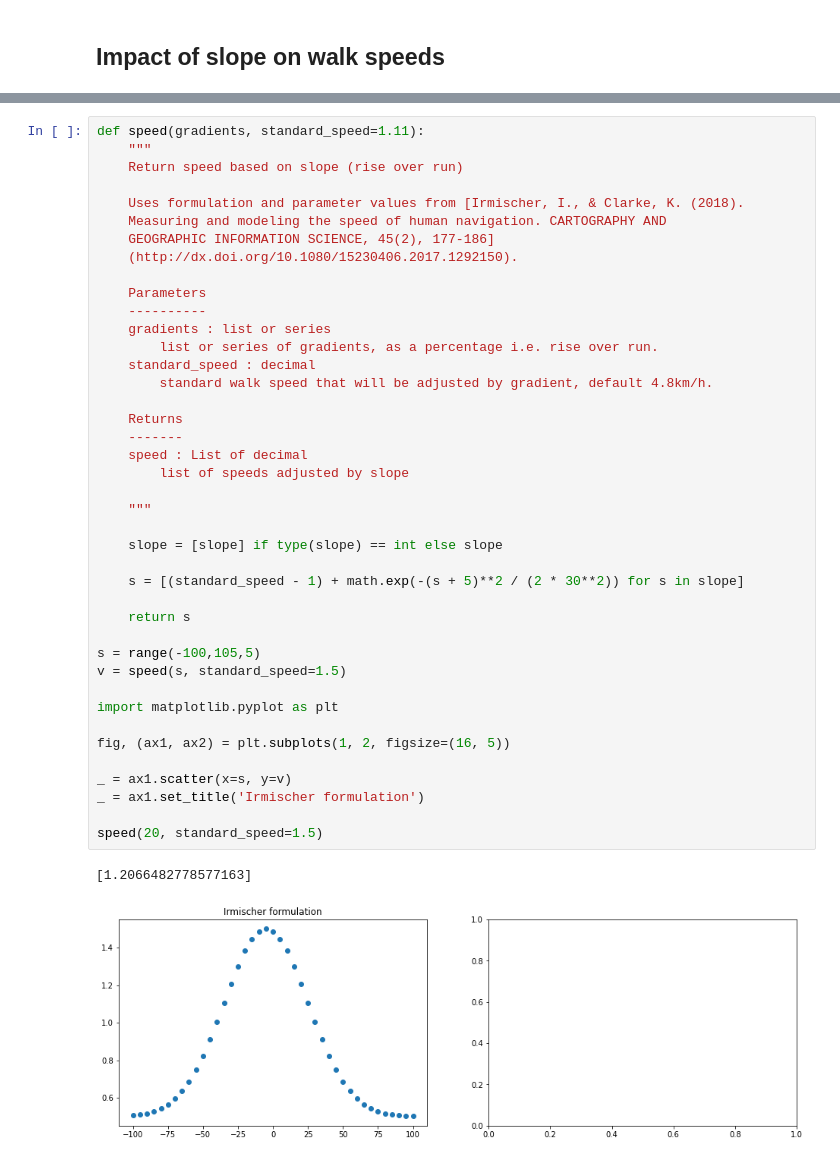
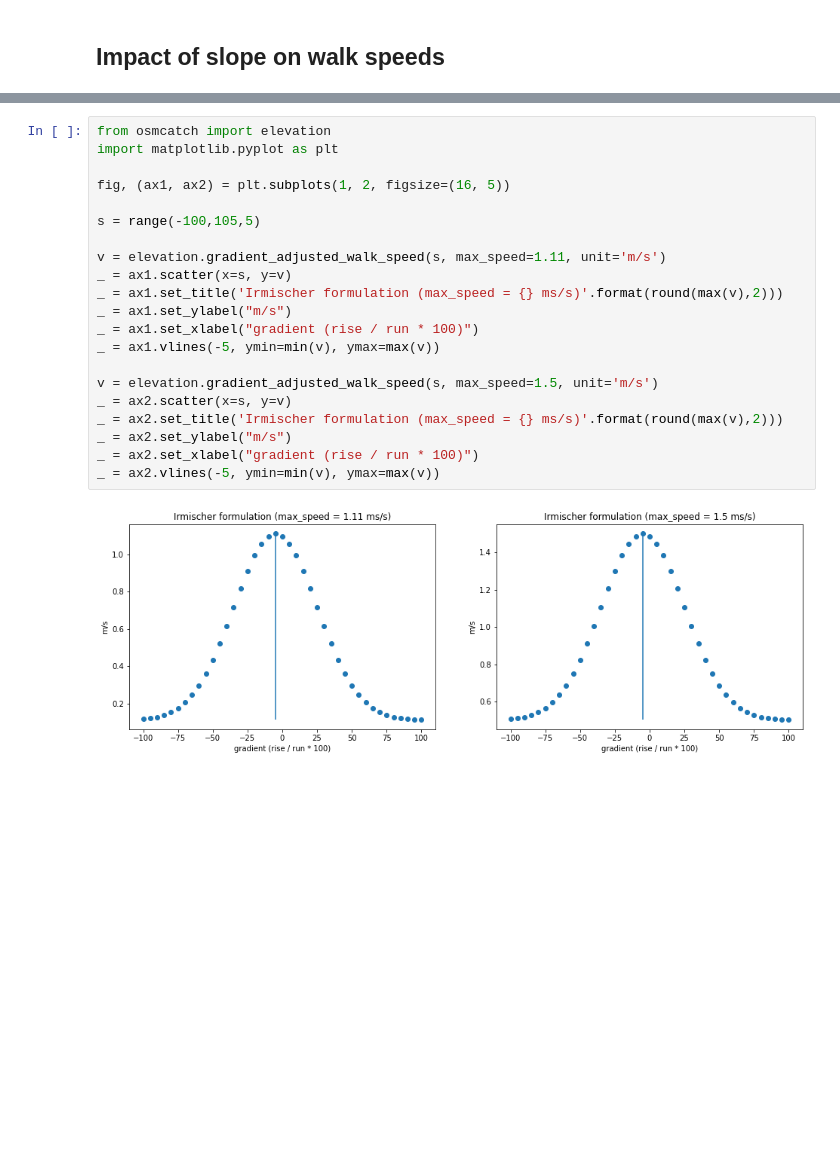
Before and after one commit to alaw005/osmnx-catchments, a Jupyter notebook: notebooks/Porirua_spatial_analysis_with_slope.ipynb, the cells around one changed output, grey strips where cells are left out. Saved outputs shown, nothing was run; the diff lists cells and outputs as text; blank space fills up the shorter version.

Commit message:
Starting to plot catchment

```diff
--- a/notebooks/Porirua_spatial_analysis_with_slope.ipynb
+++ b/notebooks/Porirua_spatial_analysis_with_slope.ipynb
@@ -171,44 +216,23 @@ modeled the speed of movement of human beings engaged in foot-based navigation i
 # %%
-def speed(gradients, standard_speed=1.11):
-    """
-    Return speed based on slope (rise over run)
-
-    Uses formulation and parameter values from [Irmischer, I., & Clarke, K. (2018).
-    Measuring and modeling the speed of human navigation. CARTOGRAPHY AND
-    GEOGRAPHIC INFORMATION SCIENCE, 45(2), 177-186]
-    (http://dx.doi.org/10.1080/15230406.2017.1292150).
-
-    Parameters
-    ----------
-    gradients : list or series
-        list or series of gradients, as a percentage i.e. rise over run.
-    standard_speed : decimal
-        standard walk speed that will be adjusted by gradient, default 4.8km/h.
-
-    Returns
-    -------
-    speed : List of decimal
-        list of speeds adjusted by slope
-
-    """
-
-    slope = [slope] if type(slope) == int else slope
-
-    s = [(standard_speed - 1) + math.exp(-(s + 5)**2 / (2 * 30**2)) for s in slope]
-
-    return s
-
-s = range(-100,105,5)
-v = speed(s, standard_speed=1.5)
-
+from osmcatch import elevation
 import matplotlib.pyplot as plt
 
 fig, (ax1, ax2) = plt.subplots(1, 2, figsize=(16, 5))
 
+s = range(-100,105,5)
+
+v = elevation.gradient_adjusted_walk_speed(s, max_speed=1.11, unit='m/s')
 _ = ax1.scatter(x=s, y=v)
-_ = ax1.set_title('Irmischer formulation')
+_ = ax1.set_title('Irmischer formulation (max_speed = {} ms/s)'.format(round(max(v),2)))
+_ = ax1.set_ylabel("m/s")
+_ = ax1.set_xlabel("gradient (rise / run * 100)")
+_ = ax1.vlines(-5, ymin=min(v), ymax=max(v))
 
-speed(20, standard_speed=1.5)
+v = elevation.gradient_adjusted_walk_speed(s, max_speed=1.5, unit='m/s')
+_ = ax2.scatter(x=s, y=v)
+_ = ax2.set_title('Irmischer formulation (max_speed = {} ms/s)'.format(round(max(v),2)))
+_ = ax2.set_ylabel("m/s")
+_ = ax2.set_xlabel("gradient (rise / run * 100)")
+_ = ax2.vlines(-5, ymin=min(v), ymax=max(v))
 # %% [output]
-[1.2066482778577163]
-[figure, old version]
+[figure, new version]
```
Also changed, not shown: parts of 20 cells of this notebook, 7 other files.
